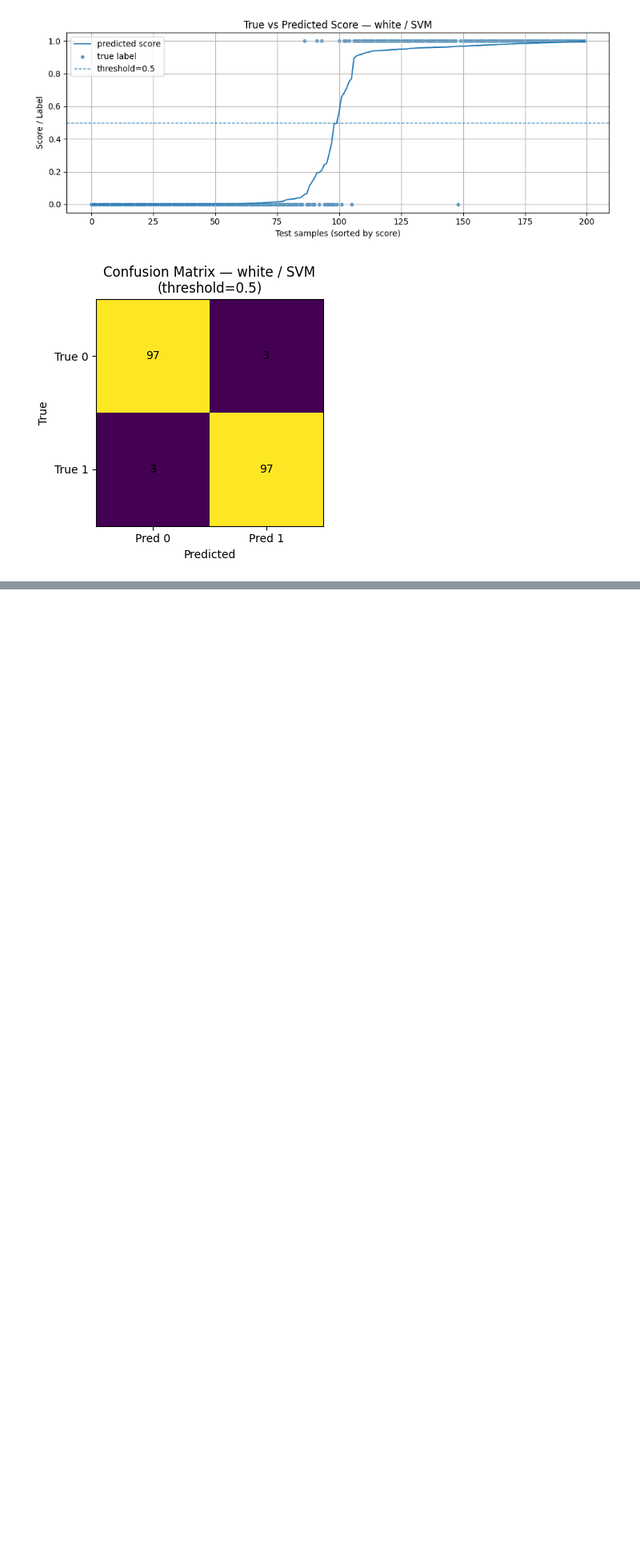
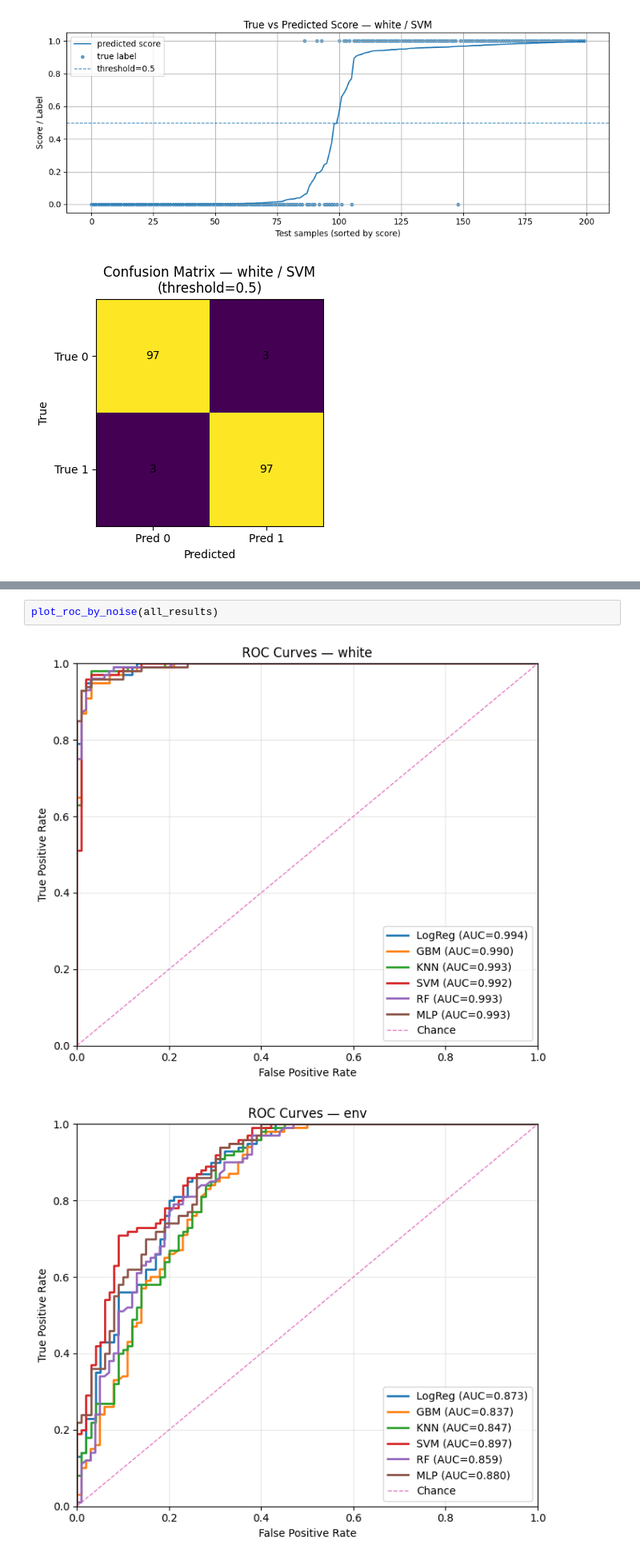
Before and after one commit to dhruvmenon76/BME590Project, a Jupyter notebook: notebooks/simulation_exploration.ipynb, the cells around one changed output, grey strips where cells are left out. Shown at 80% size. Drawn from its saved outputs; the diff is of its cells as text; blank space fills up the shorter version.

```diff
--- a/notebooks/simulation_exploration.ipynb
+++ b/notebooks/simulation_exploration.ipynb
@@ -354,0 +422,5 @@ plot_true_vs_pred(all_results, noise_type="white", model_name="SVM", threshold=0
+# %%
+plot_roc_by_noise(all_results)
+# %% [output]
+[figure, added]
+[figure, added]
```
Also changed, not shown: parts of 5 cells of this notebook, 7 other files.
